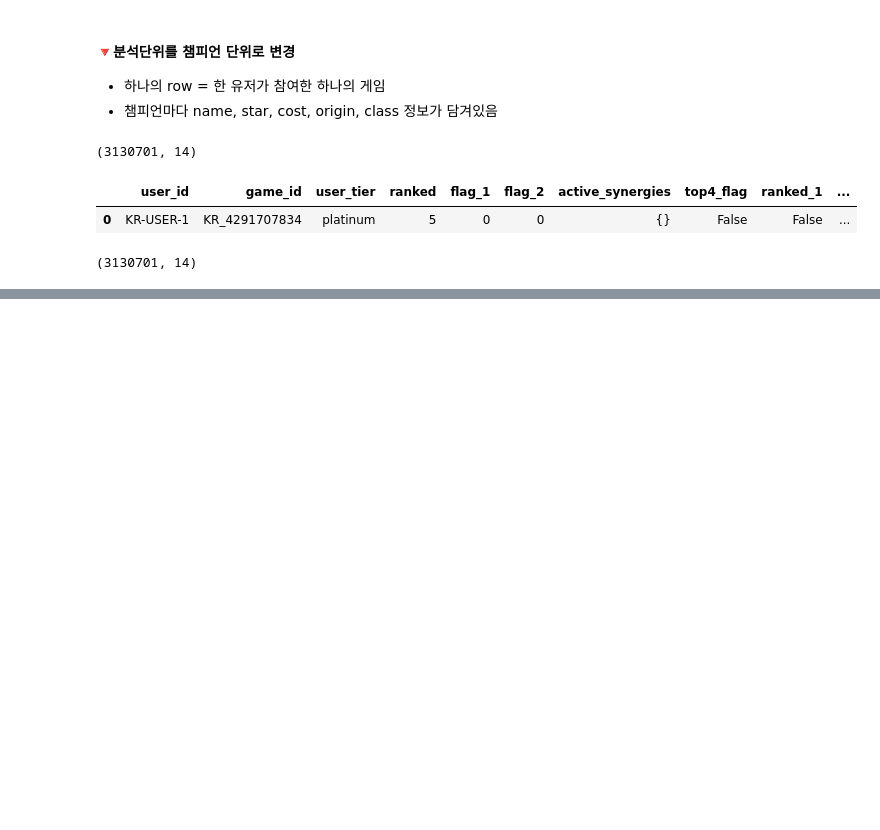
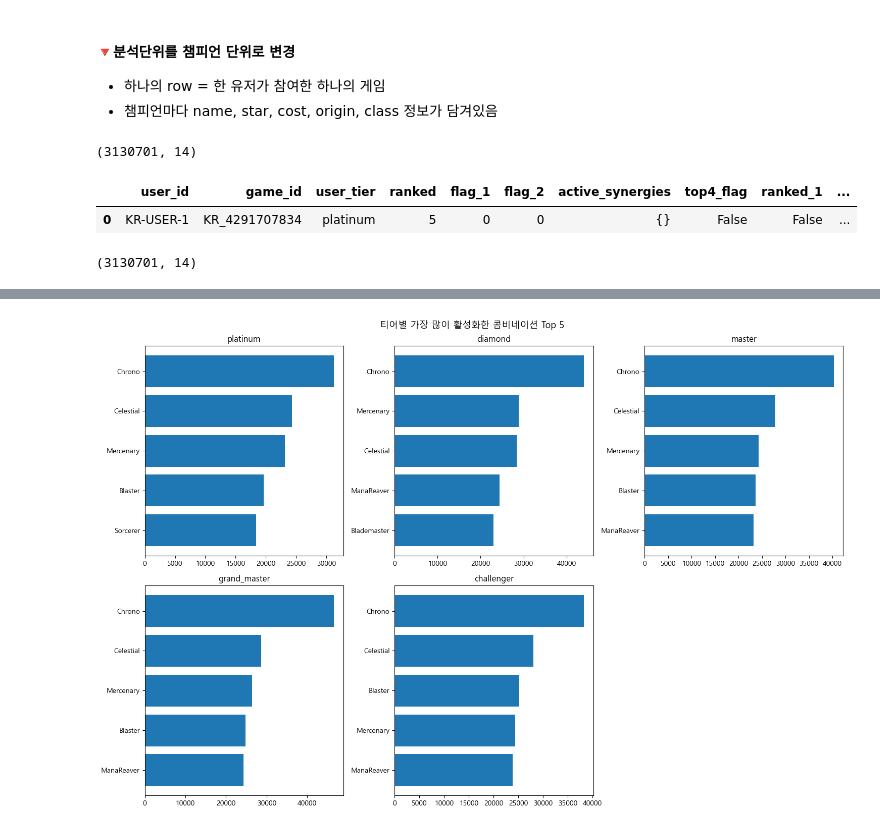
Before and after one commit to hanalo26/Third-project-sparta, a Jupyter notebook: works/Haeun_Baek/Data_Stats_practice_v2.ipynb, the cells around one changed output, grey strips where cells are left out. Drawn from its saved outputs; the diff is of its cells as text; code cells hidden in the pictures; blank space fills up the shorter version.

```diff
--- a/works/Haeun_Baek/Data_Stats_practice_v2.ipynb
+++ b/works/Haeun_Baek/Data_Stats_practice_v2.ipynb
@@ -114,0 +382,13 @@ print(df_champ_exploded.shape)
+# %%
+# (7) 티어별 유저 기준에서 확인
+# 활성화한 조합 Top 5
+top5_active_by_tier = (
+    df_combo_active_exploded
+    .groupby('user_tier')['combo_list_active']
+    .value_counts()
+    .groupby('user_tier')
+    .head(5)
+    .reset_index()
+)
+
+display(top5_active_by_tier)
@@ -114,0 +443,17 @@ print(df_champ_exploded.shape)
+# %%
+# 시각화 - 활성화한 조합 Top 5
+fig, axes = plt.subplots(2, 3, figsize=(15, 10))
+axes = axes.flatten()
+
+for ax, tier in zip(axes, tier_order):
+    group = top5_active_by_tier[top5_active_by_tier['user_tier'] == tier]
+    ax.barh(group['combo_list_active'], group['count'])
+    ax.set_title(tier)
+    ax.invert_yaxis()
+
+axes[-1].set_visible(False) # 마지막 6번쨰 서브플롯 삭제
+plt.suptitle('티어별 가장 많이 활성화한 콤비네이션 Top 5', fontsize=13)
+plt.tight_layout()
+plt.show()
+# %% [output]
+[figure, added]
```
Also changed, not shown: parts of 17 cells of this notebook.
